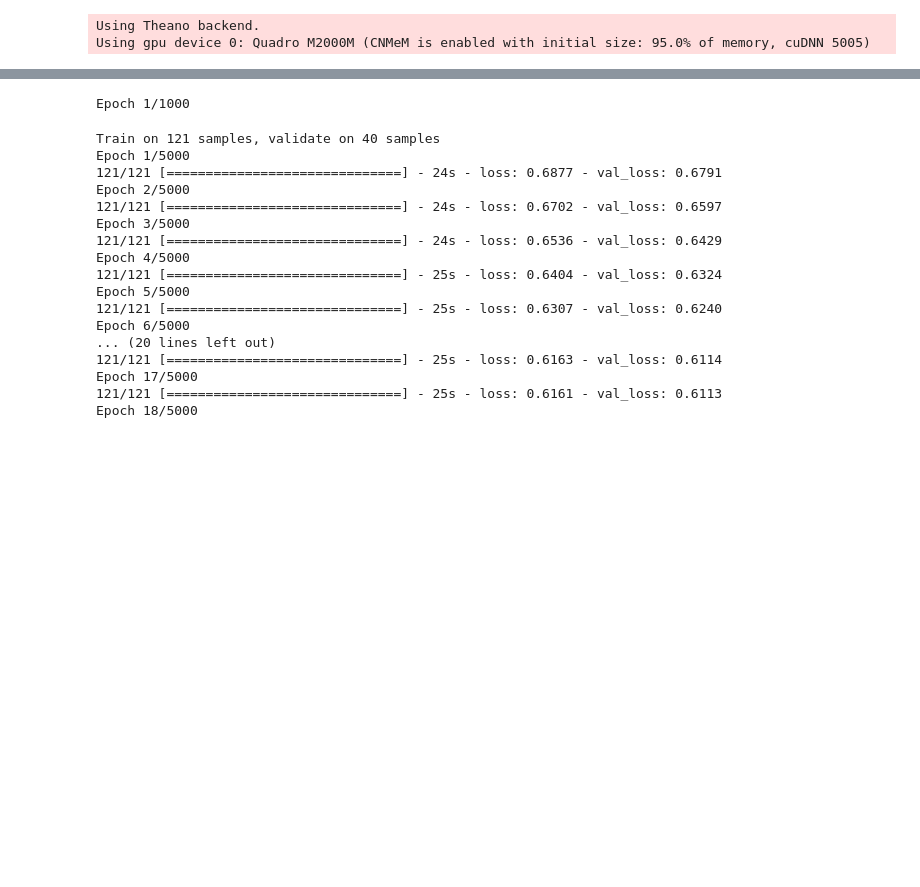
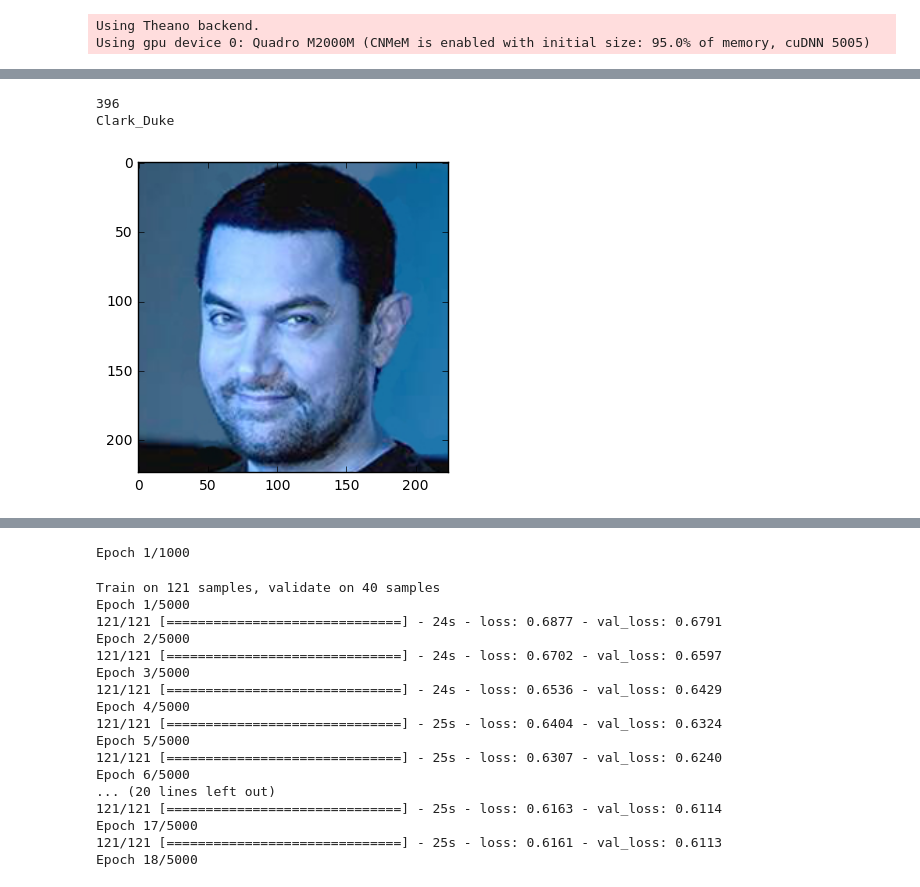
Before and after one commit to mdomarsaleem/face-recognition-raspberrypi, a Jupyter notebook: Random Pictures.ipynb, the cells around one changed output, grey strips where cells are left out. Cells and saved outputs as stored; diff of their text form; code cells hidden in the pictures; blank space fills up the shorter version.

```diff
--- a/Random Pictures.ipynb
+++ b/Random Pictures.ipynb
@@ -108,8 +117,8 @@ from keras.preprocessing.image import ImageDataGenerator
 def standard(X):
     return (X - X.mean())/X.max()
 
-X_ts = standard(X_ts)
-X= standard(X)
+#X_ts = standard(X_ts)
+#X= standard(X)
 
 map, Y_number = np.unique(Y, return_inverse=True)
 Y_test_number = np.unique(Y_ts, return_inverse=True)[1]
@@ -136,7 +145,7 @@ Using gpu device 0: Quadro M2000M (CNMeM is enabled with initial size: 95.0% of
 from keras.models import Sequential
 from keras.layers.core import Flatten, Dense, Dropout
 from keras.layers.convolutional import Convolution2D, MaxPooling2D, ZeroPadding2D
-from keras.optimizers import SGD,RMSprop,Adadelta
+from keras.optimizers import SGD,RMSprop,Adadelta,Adagrad
 
 def VGG_16(weights_path=None):
     model = Sequential()
@@ -186,13 +195,15 @@ def VGG_16(weights_path=None):
     if weights_path:
         model.load_weights(weights_path)
 
+
     return model
 
-#model = VGG_16('/home/mckc/Downloads/vgg16_weights.h5')
-model = VGG_16('/home/mckc/Face_code/face.h5')
+model = VGG_16('/home/mckc/Downloads/vgg16_weights.h5')
+lables = np.load('/home/mckc/labels.npy')
+#model = VGG_16('/home/mckc/Face_code/face.h5')
 
 model.layers.pop()
 model.add(Dense(2, activation='softmax'))
 
-sgd = SGD(lr=0.001, decay=1e-6, momentum=0.9, nesterov=True)
-model.compile(optimizer='Adadelta', loss='categorical_crossentropy',metrics=['accuracy'])
+adagrad = Adagrad(lr=0.001, epsilon=1e-08)
+model.compile(optimizer=adagrad, loss='categorical_crossentropy',metrics=['accuracy'])
@@ -203,4 +240,4 @@ X.shape,Y_number.shape
 # %%
-model.fit(X.astype(np.float16),Y_train,verbose=1,validation_data=(X_ts.astype(np.float16),Y_test),nb_epoch=1000,batch_size=3)
+model.fit(X,Y_train,verbose=1,validation_data=(X_ts,Y_test),nb_epoch=100,batch_size=3)
 # %% [output]
 Train on 1582 samples, validate on 38 samples
@@ -211,0 +328,21 @@ Inputs types: [CudaNdarrayType(float32, matrix), CudaNdarrayType(float32, (True,
+# %%
+im = cv2.resize(cv2.imread('/home/mckc/Downloads/vgg_face_caffe/ak.png'), (224, 224)).astype(np.float32)
+im[:,:,0] -= 103.939
+im[:,:,1] -= 116.779
+im[:,:,2] -= 123.68
+im = im.transpose((2,0,1))
+im = np.expand_dims(im, axis=0)
+out = model.predict(im)
+print np.argmax(out)
+labels = np.loadtxt('/home/mckc/Downloads/vgg_face_caffe/names.txt', str, delimiter='\t')
+
+im = im[0,:,:,:].transpose(1,2,0)
+im[:,:,0] += 103.939
+im[:,:,1] += 116.779
+im[:,:,2] += 123.68
+plt.imshow(im.astype(np.uint8))
+print labels[np.argmax(out)]
+# %% [output]
+396
+Clark_Duke
+[figure, added]
```
Also changed, not shown: parts of 9 cells of this notebook, 18 other files.
